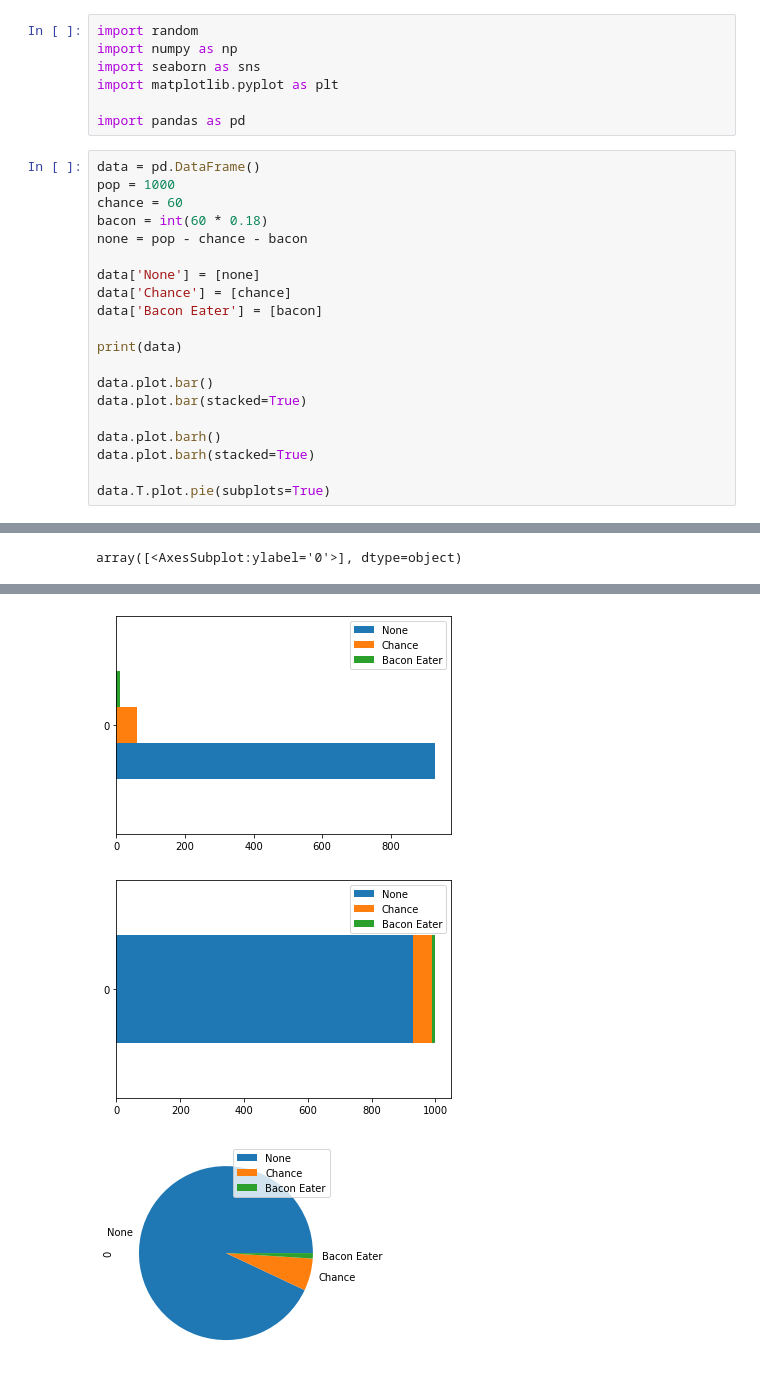
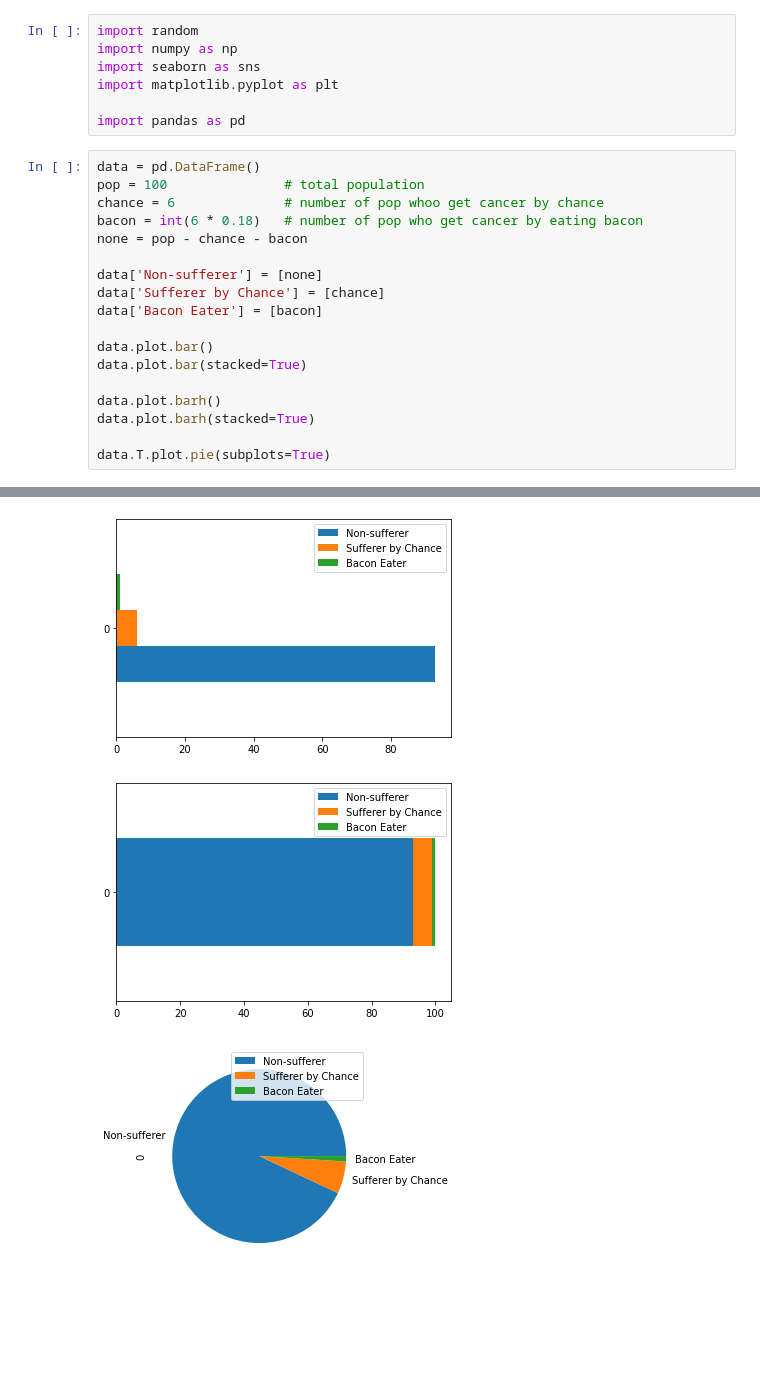
Before and after one commit to alanjones2/Alan-Jones-article-code, a Jupyter notebook: riskviz/risk.ipynb, the cells around one changed output, grey strips where cells are left out. Saved outputs shown, nothing was run; the diff lists cells and outputs as text; blank space fills up the shorter version.

```diff
--- a/riskviz/risk.ipynb
+++ b/riskviz/risk.ipynb
@@ -7,16 +7,14 @@ import matplotlib.pyplot as plt
 import pandas as pd
 # %%
 data = pd.DataFrame()
-pop = 1000
-chance = 60
-bacon = int(60 * 0.18)
+pop = 100               # total population
+chance = 6              # number of pop whoo get cancer by chance
+bacon = int(6 * 0.18)   # number of pop who get cancer by eating bacon
 none = pop - chance - bacon
 
-data['None'] = [none]
-data['Chance'] = [chance]
+data['Non-sufferer'] = [none]
+data['Sufferer by Chance'] = [chance]
 data['Bacon Eater'] = [bacon]
-
-print(data)
 
 data.plot.bar()
 data.plot.bar(stacked=True)
@@ -31 +27,0 @@ data.T.plot.pie(subplots=True)
-array([<AxesSubplot:ylabel='0'>], dtype=object)
@@ -34,4 +30,4 @@ array([<AxesSubplot:ylabel='0'>], dtype=object)
-[figure, old version]
+[figure, new version]
-[figure, old version]
+[figure, new version]
-[figure, old version]
+[figure, new version]
 # %%
```
Also changed, not shown: parts of 7 cells of this notebook, 1 other file.
